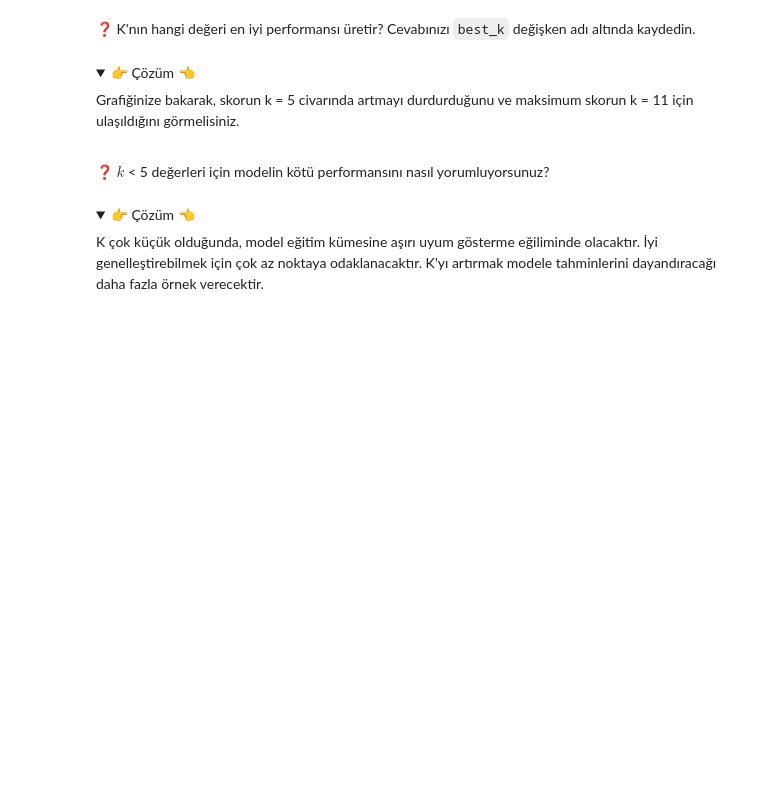
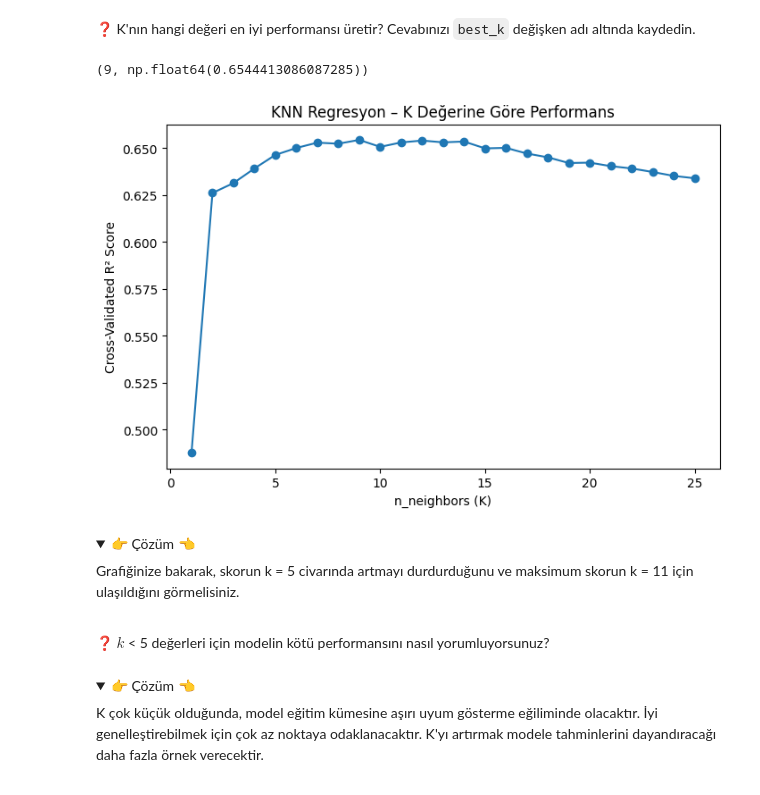
Before and after one commit to halimcan/S16D1-S-data-knn, a Jupyter notebook: KNN.ipynb, the cells around one changed output. Drawn from its saved outputs; the diff is of its cells as text; code cells hidden in the pictures; folded sections open; blank space fills up the shorter version.

```diff
--- a/KNN.ipynb
+++ b/KNN.ipynb
@@ -224,0 +223,30 @@ git push origin master
+# %%
+from sklearn.pipeline import Pipeline
+from sklearn.preprocessing import MinMaxScaler
+from sklearn.neighbors import KNeighborsRegressor
+from sklearn.model_selection import cross_val_score
+import matplotlib.pyplot as plt
+
+X = df.drop("SalePrice", axis=1)
+y = df["SalePrice"]
+
+k_values = range(1, 26)
+cv_scores = []
+
+for k in k_values:
+    pipe = Pipeline([
+        ("scaler", MinMaxScaler()),
+        ("knn", KNeighborsRegressor(n_neighbors=k))
+    ])
+
+    scores = cross_val_score(
+        pipe,
+        X,
+        y,
+        cv=5,
+        scoring="r2"
+    )
+
+    cv_scores.append(scores.mean())
+
+cv_scores
@@ -229,3 +273,19 @@ git push origin master
+# %%
+best_k = k_values[cv_scores.index(max(cv_scores))]
+best_k, max(cv_scores)
+# %% [output]
+(9, np.float64(0.6544413086087285))
+# %%
+import matplotlib.pyplot as plt
+
+plt.figure(figsize=(8, 5))
+plt.plot(k_values, cv_scores, marker='o')
+plt.xlabel("n_neighbors (K)")
+plt.ylabel("Cross-Validated R² Score")
+plt.title("KNN Regresyon – K Değerine Göre Performans")
+plt.show()
+# %% [output]
+[figure, added]
 # %% [markdown]
 <details>
 <summary> 👉 Çözüm 👈</summary>
```
Also changed, not shown: parts of 5 cells of this notebook, 1 other file.
